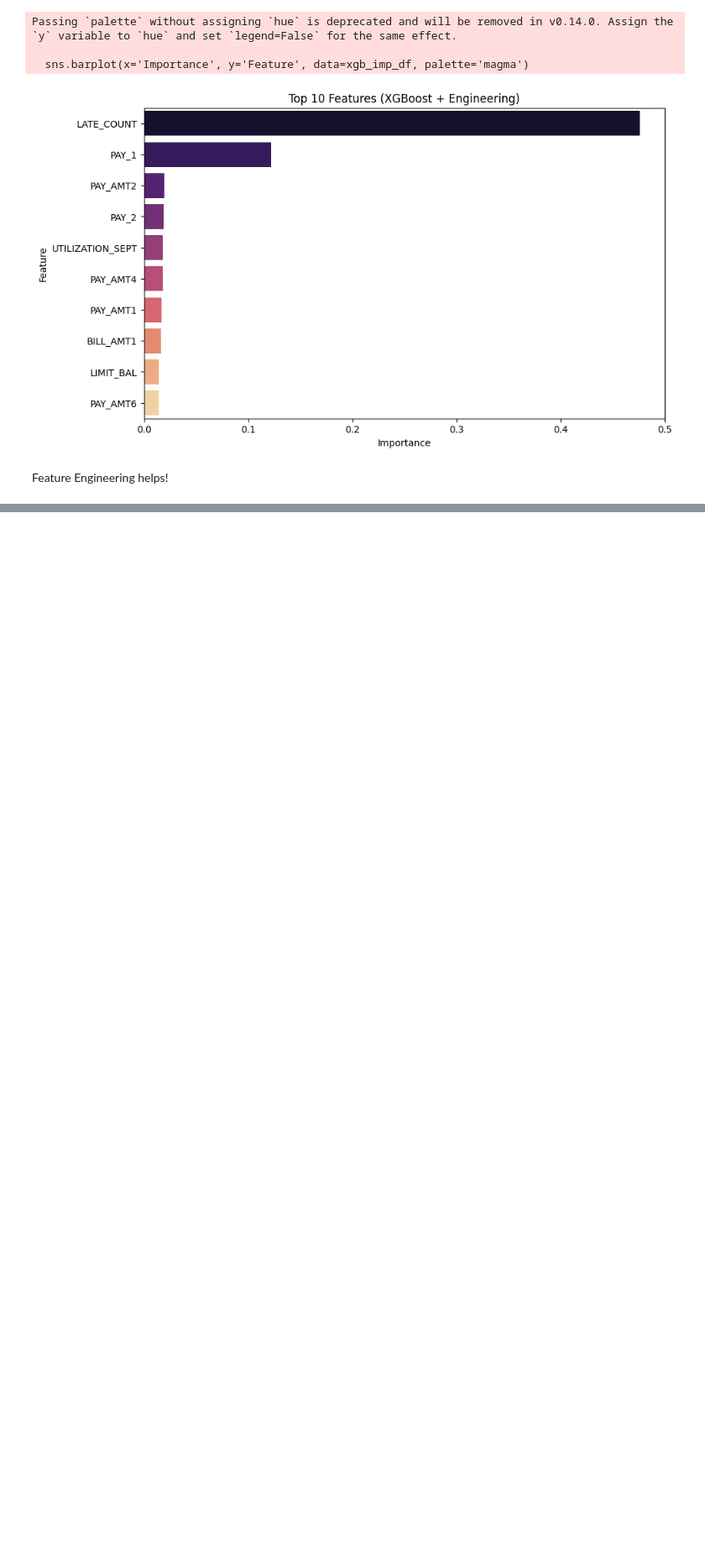
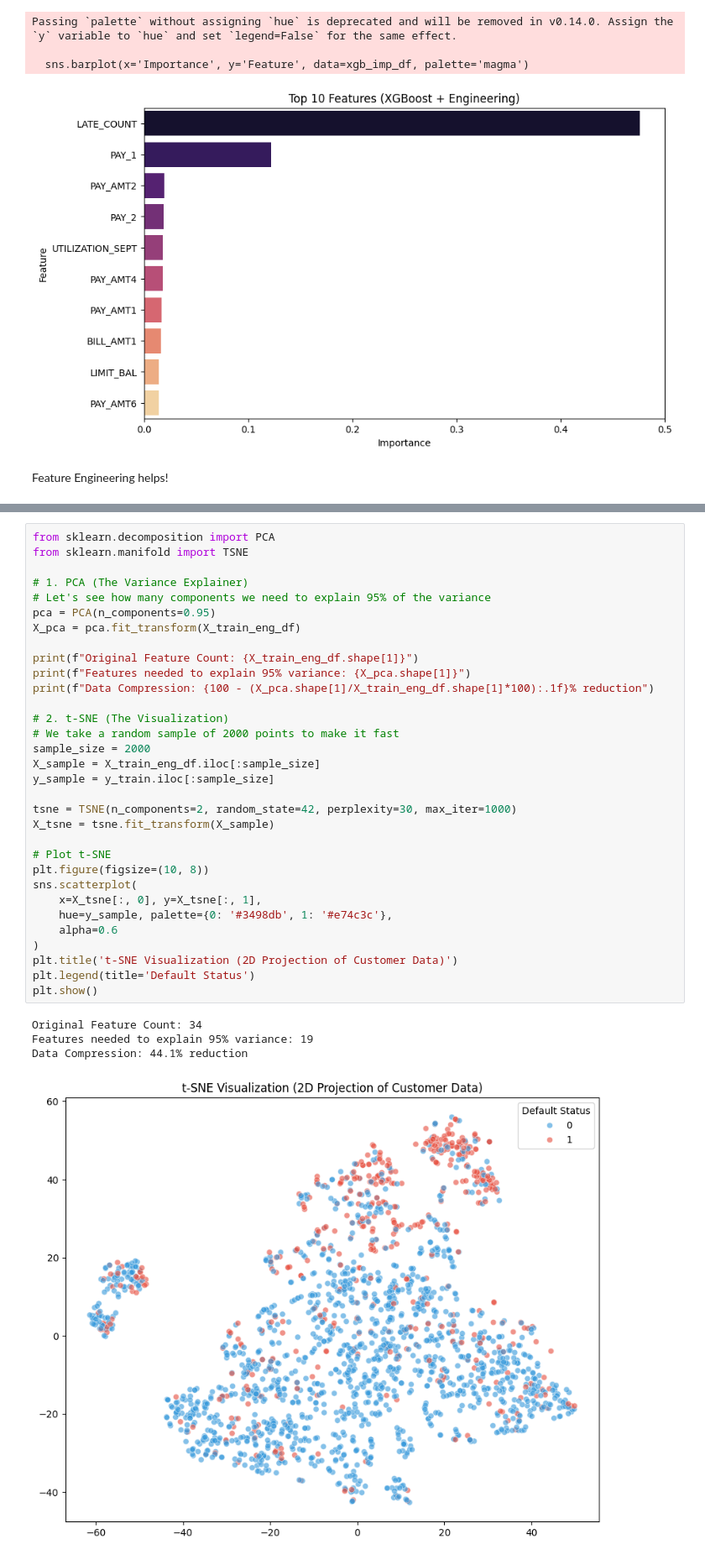
Before and after one commit to dakboiszzz/credit-default-insights, a Jupyter notebook: notebooks/data_exploration.ipynb, the cells around one changed output, grey strips where cells are left out. Shown at 84% size. Saved outputs shown, nothing was run; the diff lists cells and outputs as text; blank space fills up the shorter version.

```diff
--- a/notebooks/data_exploration.ipynb
+++ b/notebooks/data_exploration.ipynb
@@ -1154,0 +1179,37 @@ print(mi_df.tail(5))
+# %%
+from sklearn.decomposition import PCA
+from sklearn.manifold import TSNE
+
+# 1. PCA (The Variance Explainer)
+# Let's see how many components we need to explain 95% of the variance
+pca = PCA(n_components=0.95)
+X_pca = pca.fit_transform(X_train_eng_df)
+
+print(f"Original Feature Count: {X_train_eng_df.shape[1]}")
+print(f"Features needed to explain 95% variance: {X_pca.shape[1]}")
+print(f"Data Compression: {100 - (X_pca.shape[1]/X_train_eng_df.shape[1]*100):.1f}% reduction")
+
+# 2. t-SNE (The Visualization)
+# We take a random sample of 2000 points to make it fast
+sample_size = 2000
+X_sample = X_train_eng_df.iloc[:sample_size]
+y_sample = y_train.iloc[:sample_size]
+
+tsne = TSNE(n_components=2, random_state=42, perplexity=30, max_iter=1000)
+X_tsne = tsne.fit_transform(X_sample)
+
+# Plot t-SNE
+plt.figure(figsize=(10, 8))
+sns.scatterplot(
+    x=X_tsne[:, 0], y=X_tsne[:, 1],
+    hue=y_sample, palette={0: '#3498db', 1: '#e74c3c'},
+    alpha=0.6
+)
+plt.title('t-SNE Visualization (2D Projection of Customer Data)')
+plt.legend(title='Default Status')
+plt.show()
+# %% [output]
+Original Feature Count: 34
+Features needed to explain 95% variance: 19
+Data Compression: 44.1% reduction
+[figure, added]
```
Also changed, not shown: parts of 16 cells of this notebook.
